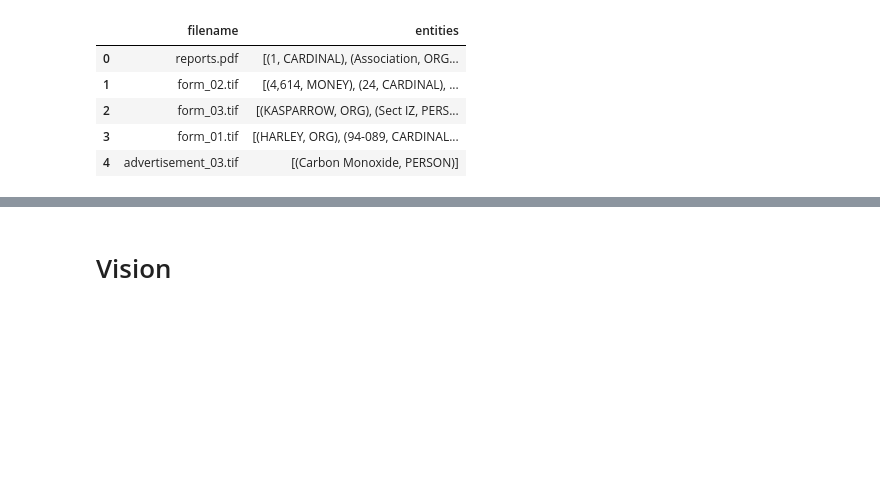
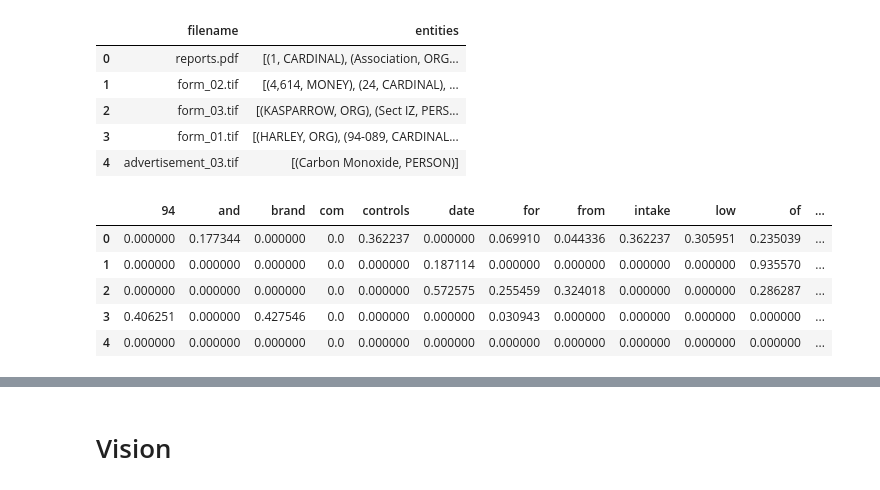
Before and after one commit to ATU-BDAAI/ca2-assignment-mohamedabdelnasser414, a Jupyter notebook: CA2_Template.ipynb, the cells around one changed output, grey strips where cells are left out. Drawn from its saved outputs; the diff is of its cells as text; code cells hidden in the pictures; blank space fills up the shorter version.

```diff
--- a/CA2_Template.ipynb
+++ b/CA2_Template.ipynb
@@ -259,3 +259,22 @@ df[["filename", "entities"]].head()
 | 2 | form_03.tif | [(KASPARROW, ORG), (Sect IZ, PERS... |
 | 3 | form_01.tif | [(HARLEY, ORG), (94-089, CARDINAL... |
 | 4 | advertisement_03.tif | [(Carbon Monoxide, PERSON)] |
+# %%
+documents = df["clean_text"].tolist()
+
+tfidf = TfidfVectorizer(max_features=20)
+tfidf_matrix = tfidf.fit_transform(documents)
+
+tfidf_df = pd.DataFrame(
+    tfidf_matrix.toarray(),
+    columns=tfidf.get_feature_names_out()
+)
+
+tfidf_df.head()
+# %% [output]
+|  | 94 | and | brand | com | controls | date | for | from | intake | low | of | ... |
+| 0 | 0.000000 | 0.177344 | 0.000000 | 0.0 | 0.362237 | 0.000000 | 0.069910 | 0.044336 | 0.362237 | 0.305951 | 0.235039 | ... |
+| 1 | 0.000000 | 0.000000 | 0.000000 | 0.0 | 0.000000 | 0.187114 | 0.000000 | 0.000000 | 0.000000 | 0.000000 | 0.935570 | ... |
+| 2 | 0.000000 | 0.000000 | 0.000000 | 0.0 | 0.000000 | 0.572575 | 0.255459 | 0.324018 | 0.000000 | 0.000000 | 0.286287 | ... |
+| 3 | 0.406251 | 0.000000 | 0.427546 | 0.0 | 0.000000 | 0.000000 | 0.030943 | 0.000000 | 0.000000 | 0.000000 | 0.000000 | ... |
+| 4 | 0.000000 | 0.000000 | 0.000000 | 0.0 | 0.000000 | 0.000000 | 0.000000 | 0.000000 | 0.000000 | 0.000000 | 0.000000 | ... |
```
Also changed, not shown: parts of 8 cells of this notebook.
